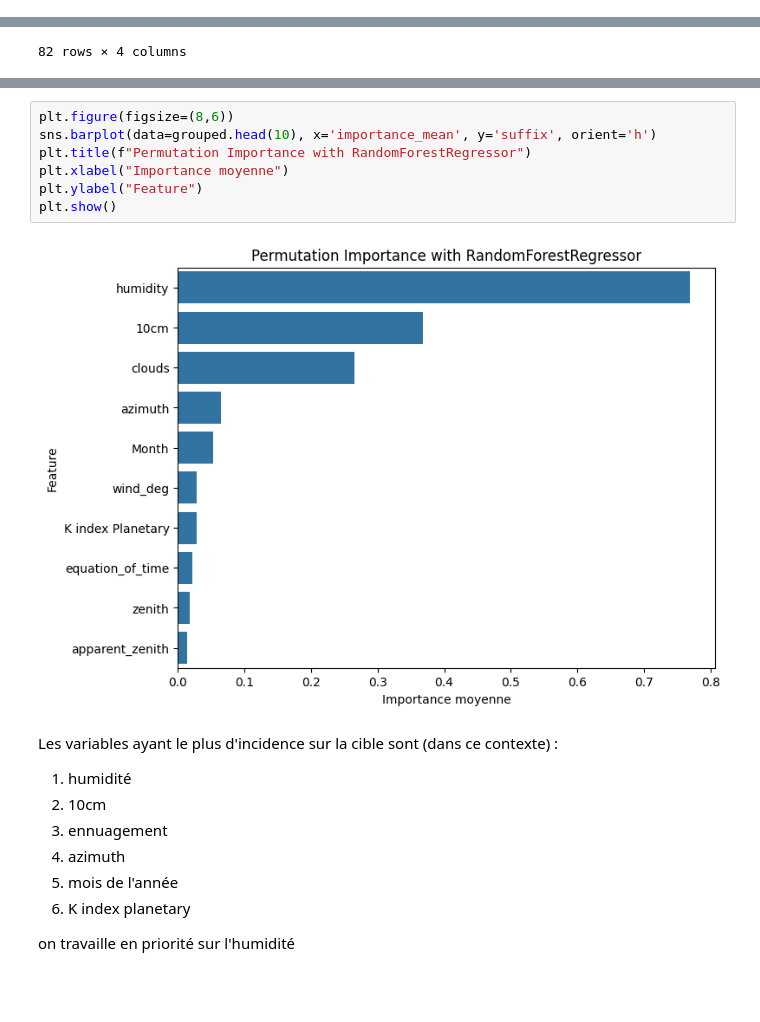
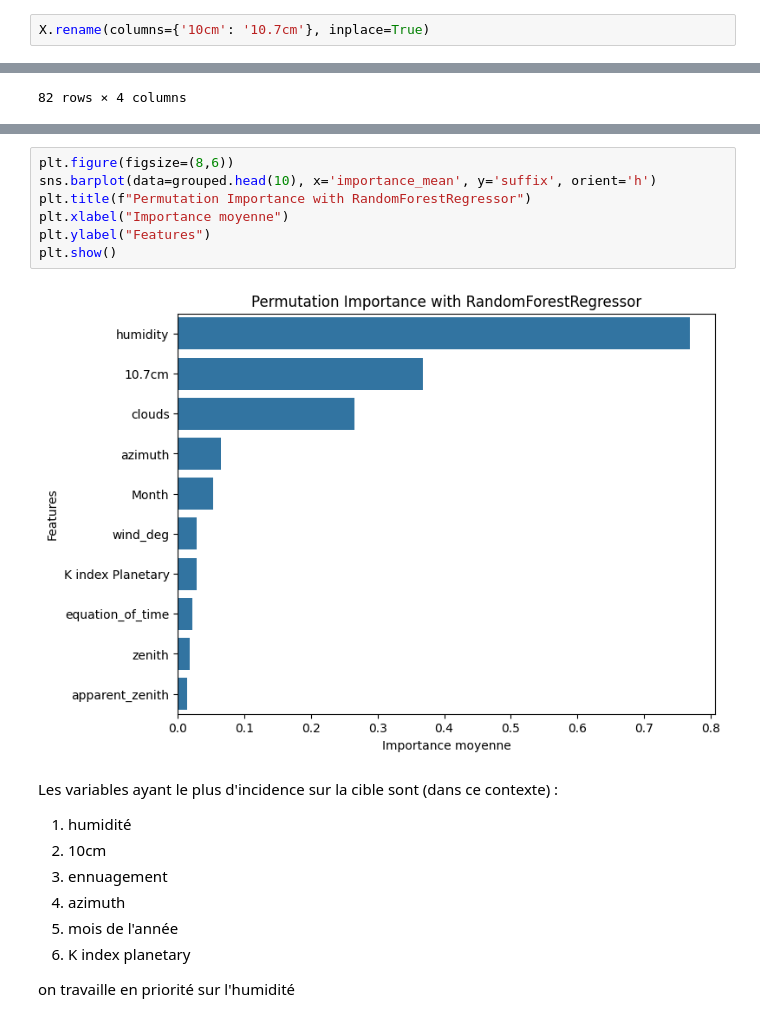
Before and after one commit to Sheikoh/REnergies_efficiency_prediction, a Jupyter notebook: code/02_Modeles/data_exploration.ipynb, the cells around one changed output, grey strips where cells are left out. Drawn from its saved outputs; the diff is of its cells as text; blank space fills up the shorter version.

```diff
--- a/code/02_Modeles/data_exploration.ipynb
+++ b/code/02_Modeles/data_exploration.ipynb
@@ -212,6 +212,8 @@ result = permutation_importance(
     random_state=42,
     scoring='neg_mean_absolute_error'
 )
+# %%
+X.rename(columns={'10cm': '10.7cm'}, inplace=True)
 # %%
 # Importance moyenne
 importance_df = pd.DataFrame({
@@ -278,12 +280,12 @@ plt.show()
 # %%
 plt.figure(figsize=(8,6))
 sns.barplot(data=grouped.head(10), x='importance_mean', y='suffix', orient='h')
 plt.title(f"Permutation Importance with RandomForestRegressor")
 plt.xlabel("Importance moyenne")
-plt.ylabel("Feature")
+plt.ylabel("Features")
 plt.show()
 # %% [output]
-[figure, old version]
+[figure, new version]
 # %% [markdown]
 Les variables ayant le plus d'incidence sur la cible sont (dans ce contexte) :
 1. humidité
```
Also changed, not shown: parts of 3 cells of this notebook, 1 other file.
